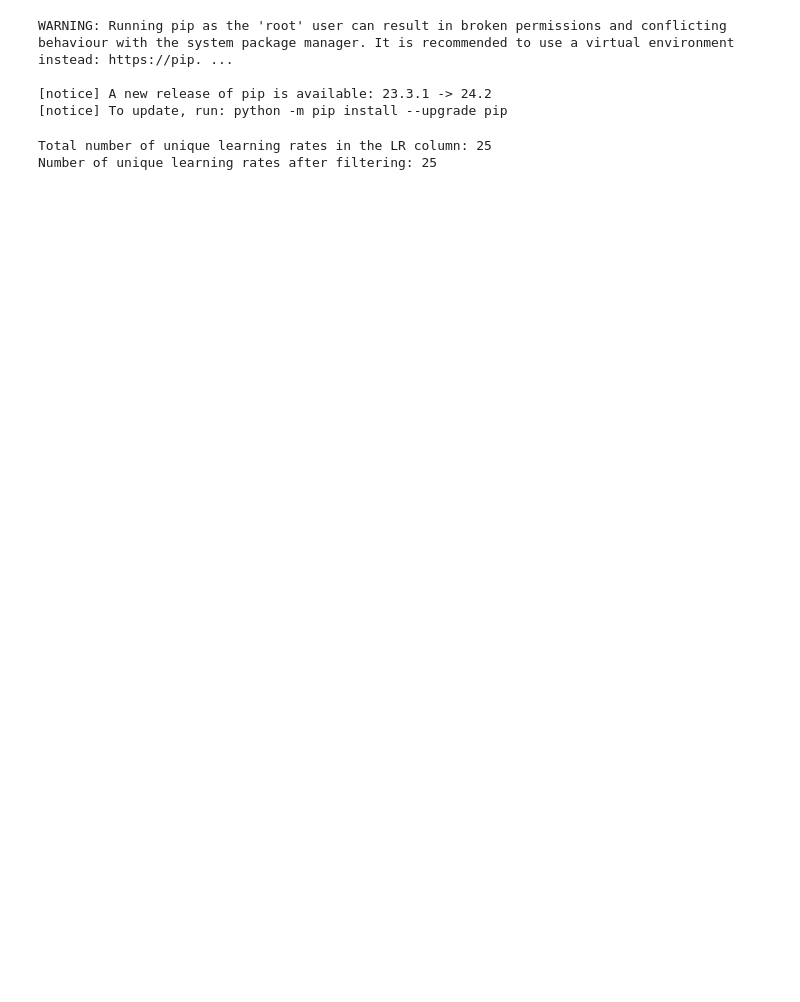
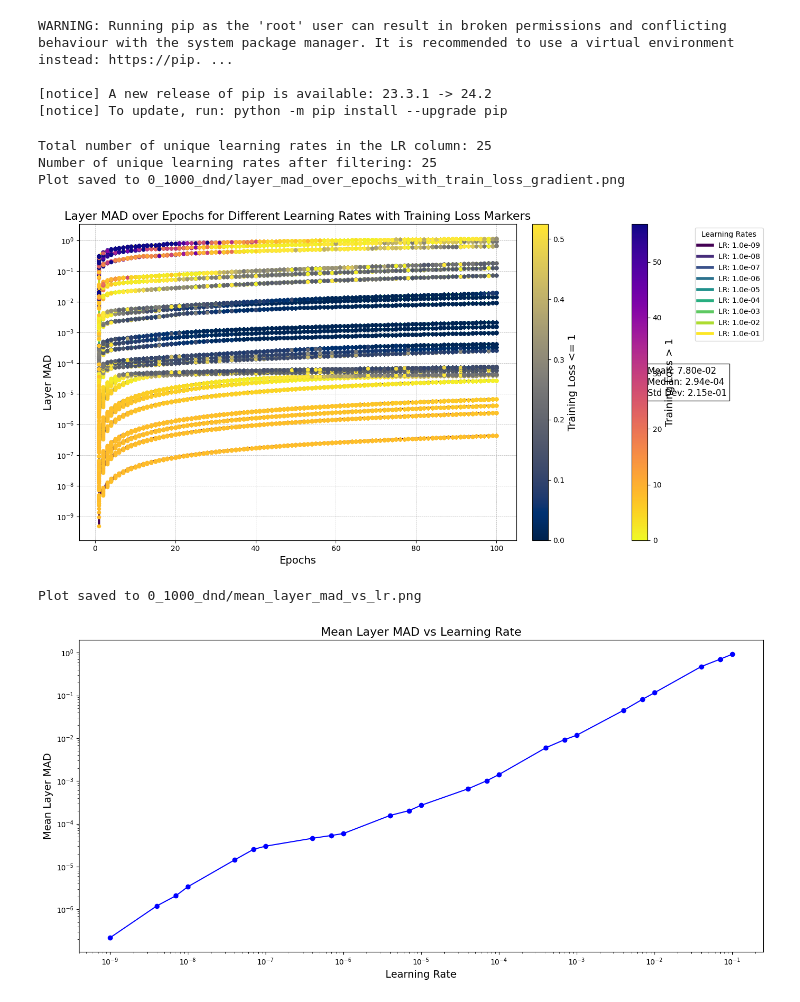
Before and after one commit to sliced-ai/slice-monorepo, a Jupyter notebook: sub_validations/pareto_DnD/experiments/anlayze_lr_search_per_epoch_batch.ipynb, the cells around one changed output. Cells and saved outputs as stored; diff of their text form; code cells hidden in the pictures; blank space fills up the shorter version.

```diff
--- a/sub_validations/pareto_DnD/experiments/anlayze_lr_search_per_epoch_batch.ipynb
+++ b/sub_validations/pareto_DnD/experiments/anlayze_lr_search_per_epoch_batch.ipynb
@@ -46,33 +46,36 @@ def plot_layer_mad_over_epochs(csv_file_path, output_folder):
     df_above_1 = df[df['Train Loss'] > 1]
     df_below_1 = df[df['Train Loss'] <= 1]
 
+    # Initialize vmin and vmax
+    vmin_above, vmax_above = 0, 1
+    vmin_below, vmax_below = 0, 1
+
     # Median and standard deviation for Training Loss above 1
-    median_above_1 = df_above_1['Train Loss'].median()
-    std_above_1 = df_above_1['Train Loss'].std()
-    vmin_above = median_above_1 - 2 * std_above_1
-    vmax_above = median_above_1 + 2 * std_above_1
+    if not df_above_1.empty:
+        median_above_1 = df_above_1['Train Loss'].median()
+        std_above_1 = df_above_1['Train Loss'].std()
+        vmin_above = max(0, median_above_1 - 2 * std_above_1)  # Ensure no negative values
+        vmax_above = median_above_1 + 2 * std_above_1
 
     # Median and standard deviation for Training Loss below 1
-    median_below_1 = df_below_1['Train Loss'].median()
-    std_below_1 = df_below_1['Train Loss'].std()
-    vmin_below = median_below_1 - 2 * std_below_1
-    vmax_below = median_below_1 + 2 * std_below_1
+    if not df_below_1.empty:
+        median_below_1 = df_below_1['Train Loss'].median()
+        std_below_1 = df_below_1['Train Loss'].std()
+        vmin_below = max(0, median_below_1 - 2 * std_below_1)  # Ensure no negative values
+        vmax_below = median_below_1 + 2 * std_below_1
 
     norm_above = mcolors.Normalize(vmin=vmin_above, vmax=vmax_above)
     norm_below = mcolors.Normalize(vmin=vmin_below, vmax=vmax_below)
 
-    cmap_above = plt.cm.plasma
+    # Use distinct colormaps to avoid overlap
+    cmap_above = plt.cm.plasma.reversed()
     cmap_below = plt.cm.cividis
-
-    final_epochs = []
-    final_mads = []
 
     for lr, color in zip(learning_rates, lr_colors):
         lr_df = df[df['LR'] == lr]
         if lr_df.empty:
             continue
         lr_df = lr_df.sort_values(by='Epoch')  # Ensure the data is sorted by epoch
-        ax.plot(lr_df['Epoch'], lr_df['Overall MAD'], label=f'LR: {lr:.1e}', color=color, linewidth=2)  # Thicker lines
 
         # Adding gradient color markers for Training Loss
         for _, row in lr_df.iterrows():
@@ -82,20 +85,13 @@ def plot_layer_mad_over_epochs(csv_file_path, output_folder):
                 train_loss_color = cmap_below(np.clip(norm_below(row['Train Loss']), 0, 1))
             ax.scatter(row['Epoch'], row['Overall MAD'], color=train_loss_color, s=20, zorder=5)  # Smaller dots
 
-        # Collect final epoch and MAD values if epoch is not equal to MAXIMUM_EPOCHS
-        final_epoch = lr_df['Epoch'].values[-1]
-        final_mad = lr_df['Overall MAD'].values[-1]
-        if final_epoch != MAXIMUM_EPOCHS:
-            final_epochs.append(final_epoch)
-            final_mads.append(final_mad)
-
-    # Plot the red line connecting the ends of learning rates
-    ax.plot(final_epochs, final_mads, 'r-', linewidth=2, label='Final MAD Line')
+        # Plot the line over the dots
+        ax.plot(lr_df['Epoch'], lr_df['Overall MAD'], label=f'LR: {lr:.1e}', color=color, linewidth=3, zorder=4)  # Thicker lines
 
     # Calculate and print statistical metrics
-    mean_final_mad = np.mean(final_mads)
-    median_final_mad = np.median(final_mads)
-    std_final_mad = np.std(final_mads)
+    mean_final_mad = df['Overall MAD'].mean()
+    median_final_mad = df['Overall MAD'].median()
+    std_final_mad = df['Overall MAD'].std()
 
     stats_text = f'Mean: {mean_final_mad:.2e}\nMedian: {median_final_mad:.2e}\nStd Dev: {std_final_mad:.2e}'
     plt.text(1.3, 0.5, stats_text, transform=ax.transAxes, fontsize=12, verticalalignment='center', bbox=dict(facecolor='white', alpha=0.8))
@@ -107,13 +103,10 @@ def plot_layer_mad_over_epochs(csv_file_path, output_folder):
     handles = [plt.Line2D([0], [0], color=lr_colors[i], lw=4) for i in legend_indices]
     labels = [f'LR: {learning_rates[i]:.1e}' for i in legend_indices]
 
-    handles.append(plt.Line2D([0], [0], color='r', lw=2))
-    labels.append('Final MAD Line')
-
     ax.set_xlabel('Epochs', fontsize=14)
     ax.set_ylabel('Layer MAD', fontsize=14)
     ax.set_title('Layer MAD over Epochs for Different Learning Rates with Training Loss Markers', fontsize=16)
-    ax.legend(handles, labels, title='Learning Rates', bbox_to_anchor=(1.2, 1), loc='upper left')  # Move legend more to the right
+    ax.legend(handles, labels, title='Learning Rates', bbox_to_anchor=(1.4, 1), loc='upper left')  # Move legend more to the right
     ax.set_yscale('log')
 
     # Add grid lines
@@ -144,33 +137,37 @@ def plot_mad_vs_lr(csv_file_path, output_folder):
     df = pd.read_csv(csv_file_path)
     df = filter_learning_rates(df)
 
     fig, ax = plt.subplots(figsize=(14, 7))
 
     mean_mad_per_lr = df.groupby('LR')['Overall MAD'].mean().reset_index()
 
     ax.plot(mean_mad_per_lr['LR'], mean_mad_per_lr['Overall MAD'], marker='o', linestyle='-', color='b')
 
     ax.set_xlabel('Learning Rate', fontsize=14)
     ax.set_ylabel('Mean Layer MAD', fontsize=14)
     ax.set_title('Mean Layer MAD vs Learning Rate', fontsize=16)
     ax.set_xscale('log')
     ax.set_yscale('log')
 
     plt.tight_layout()
     plot_path = os.path.join(output_folder, 'mean_layer_mad_vs_lr.png')
     plt.savefig(plot_path, bbox_inches='tight')
     print(f'Plot saved to {plot_path}')
     plt.show()
 
 def main():
     plot_layer_mad_over_epochs(MAIN_CSV_FILE_PATH, OUTPUT_FOLDER)
     plot_mad_vs_lr(MAIN_CSV_FILE_PATH, OUTPUT_FOLDER)
 
 if __name__ == "__main__":
     main()
 # %% [output]
 Total number of unique learning rates in the LR column: 25
 Number of unique learning rates after filtering: 25
+Plot saved to 0_1000_dnd/layer_mad_over_epochs_with_train_loss_gradient.png
+[figure, added]
+Plot saved to 0_1000_dnd/mean_layer_mad_vs_lr.png
+[figure, added]
 # %%
 import os
 import numpy as np
```
Also changed, not shown: 41 other files.
